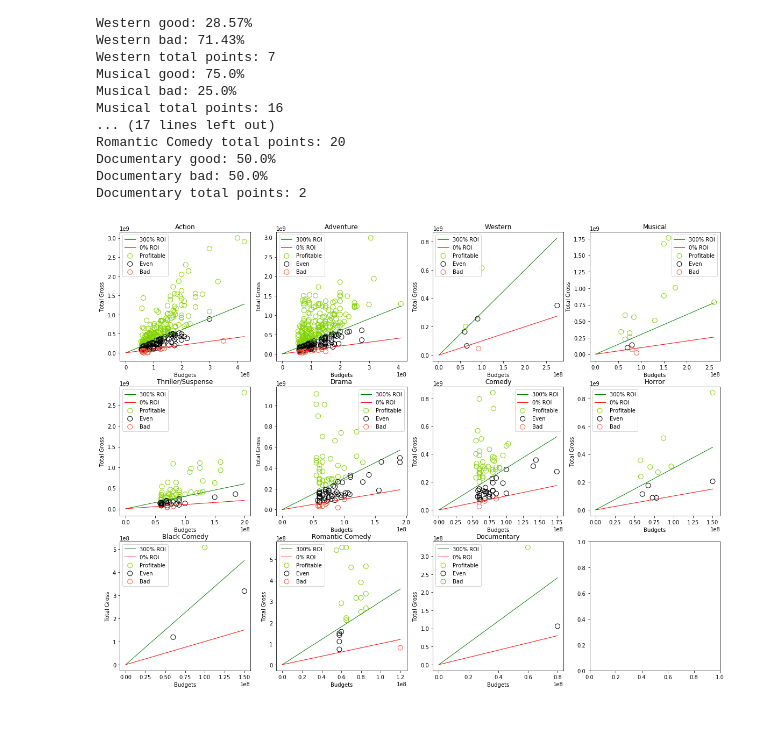
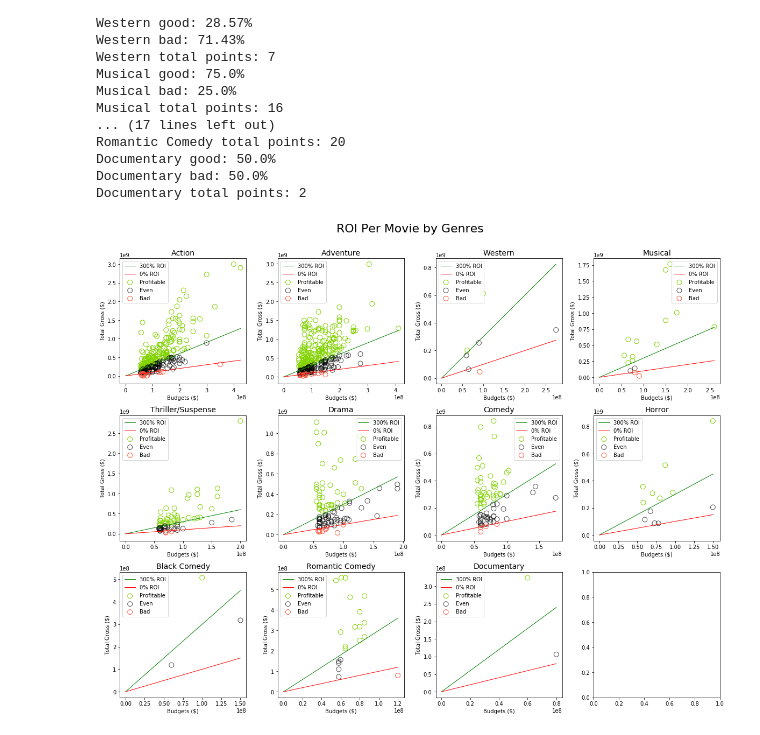
Before and after one commit to haahussain/ETL_and_Data_Analysis_Media_Industry, a Jupyter notebook: movie-graphs-charts.ipynb, the cells around one changed output. Drawn from its saved outputs; the diff is of its cells as text; code cells hidden in the pictures.

Commit message:
More visuals made

```diff
--- a/movie-graphs-charts.ipynb
+++ b/movie-graphs-charts.ipynb
@@ -96,40 +96,42 @@ Documentary total points: 2
 # cursor.execute("""SELECT (movieDomGross+movieIntGross) FROM movies ORDER BY  (movieDomGross+movieIntGross-movieBudget) DESC;""")
 # profits = cursor.fetchall()
 
 fig, ax = plt.subplots(3,4,figsize = (20,15))
 for i in range(len(genres_test)):
     genre = genres_test[i]
     curr_ax = ax[i//4][i%4]
 #     ax.scatter(x=[boi[0] for boi in data[genre]],y=[gurl[0] for gurl in data[genre]],facecolors = None,edgecolors = colors[genre],s=80,label = genre)
     good_x = [x[0] for x in good_data[genre]]
     good_y = [y[1] for y in good_data[genre]]
     even_x = [x[0] for x in even_data[genre]]
     even_y = [y[1] for y in even_data[genre]]
     bad_x = [x[0] for x in bad_data[genre]]
     bad_y = [y[1] for y in bad_data[genre]]
     x = max(good_x+even_x+bad_x)
     y = max(good_y+even_y+bad_y)
     c = min(x,y)
     d = max(x,y)
     curr_ax.scatter(good_x,good_y,edgecolors = "#82d300",facecolors = 'none',label = 'Profitable',s=80,linewidth=1)
-    curr_ax.scatter(even_x,even_y,edgecolors = "black",facecolors='none',label = 'Even',s=80,linewidth=1)
+    curr_ax.scatter(even_x,even_y,edgecolors = "black",facecolors='none',label = 'Even',s=80,linewidth=1,alpha = 0.7)
     curr_ax.scatter(bad_x,bad_y,edgecolors = "#ff5a41",facecolors='none',label = 'Bad',s=80,linewidth=1)
     curr_ax.plot([0,c],[0,3*c],color='green',linewidth=1,label = '300% ROI')
     curr_ax.plot([0,c],[0,c],color='red',linewidth=1,label='0% ROI')
     curr_ax.axis('tight')
-    curr_ax.set_title(genre)
-    curr_ax.set_xlabel('Budgets')
-    curr_ax.set_ylabel('Total Gross')
+    curr_ax.set_title(genre,size=14)
+    curr_ax.set_xlabel('Budgets ($)')
+    curr_ax.set_ylabel('Total Gross ($)')
     curr_ax.legend()
     curr_ax.axis('tight')
-# ax.axis([0,300000000,0,350000000])
-# fig.set_title('Movie Budgets/Gross by Genre')
+
 # ax.set_xlabel('Budgets')
 # ax.set_ylabel('Total Gross')
 # ax.legend()
+plt.subplots_adjust(wspace = 0.25, hspace = 0.25)
+# plt.rcParams.update({'font.size':10})
+plt.suptitle("ROI Per Movie by Genres",size=22,y=0.94)
 plt.show()
 # %% [output]
-[figure, old version]
+[figure, new version]
 # %%
 query = """SELECT movieReleaseDate,movieDomGross,movieIntGross FROM movies ORDER BY movieReleaseDate DESC;"""
 cursor.execute(query)
```
Also changed, not shown: parts of 6 cells of this notebook.
